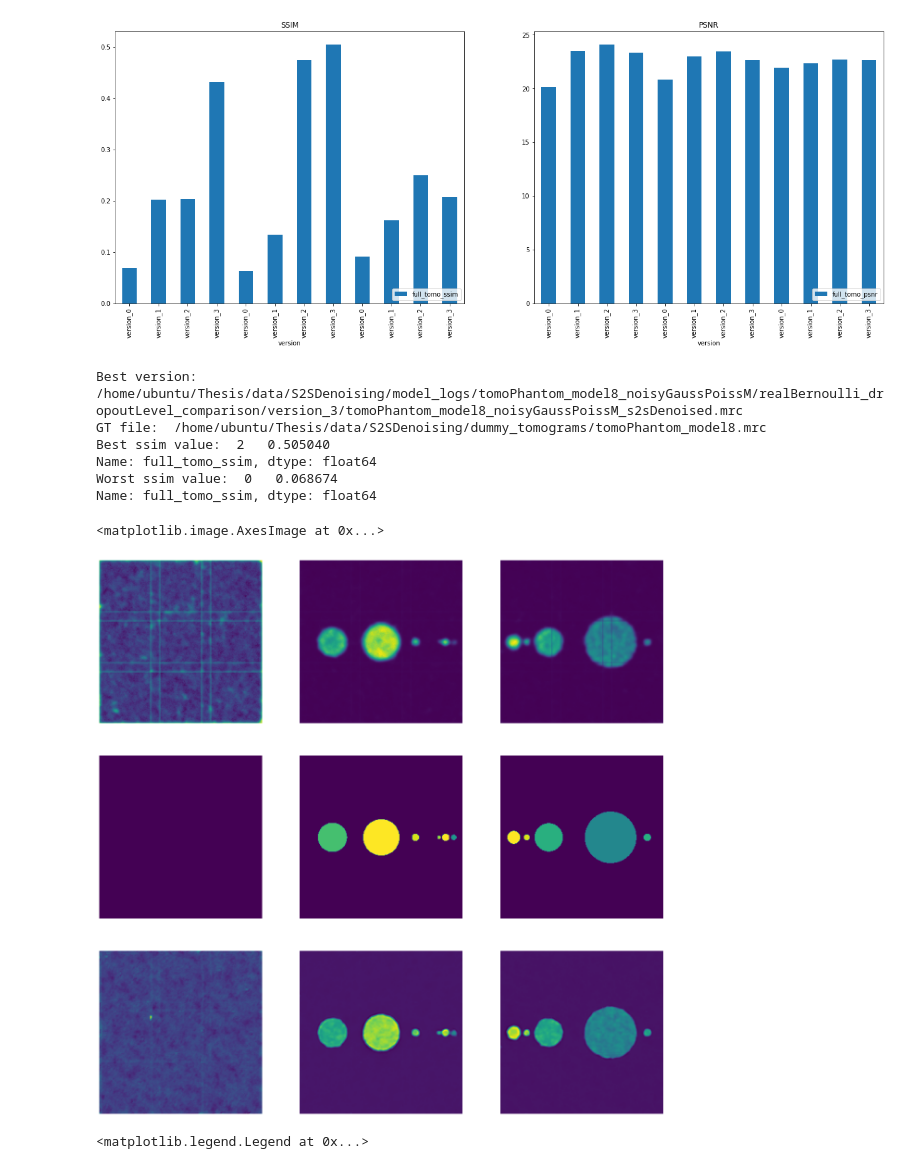
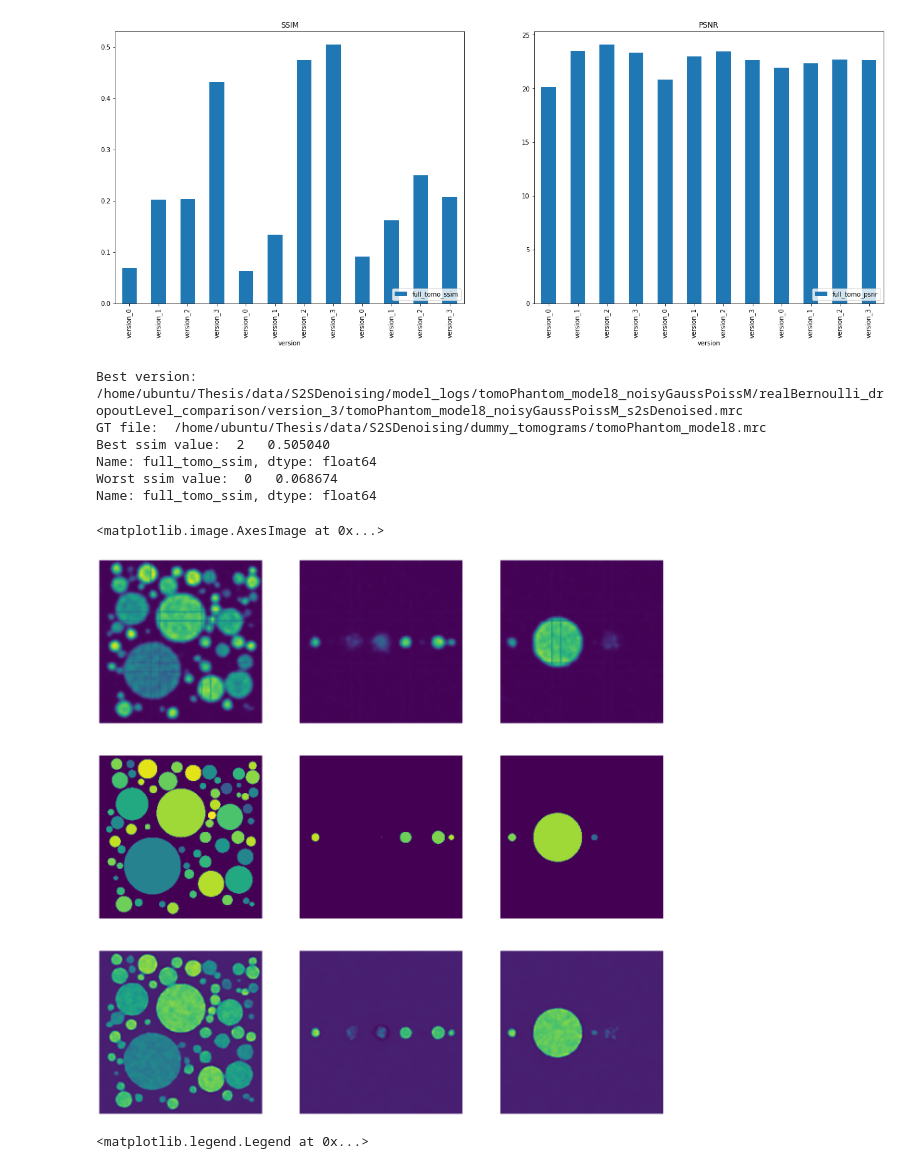
Before and after one commit to Fickincool/master-thesis, a Jupyter notebook: Notebooks/6.00_self2selfDenoising/6.15_tomoPhantom_experiments.ipynb, the cells around one changed output. Cells and saved outputs as stored; diff of their text form; code cells hidden in the pictures.

```diff
--- a/Notebooks/6.00_self2selfDenoising/6.15_tomoPhantom_experiments.ipynb
+++ b/Notebooks/6.00_self2selfDenoising/6.15_tomoPhantom_experiments.ipynb
@@ -152,11 +152,11 @@ def logdir_to_dataframe(logdir, clip_values, ignore_deconv=True):
 
 def get_best_version(data_log, metric):
     if metric=='psnr':
-        _best = data_log[data_log.psnr_vs_baseline==data_log.psnr_vs_baseline.max()]
-        _worst = data_log[data_log.psnr_vs_baseline==data_log.psnr_vs_baseline.min()]
+        _best = data_log[data_log.full_tomo_psnr==data_log.full_tomo_psnr.max()]
+        _worst = data_log[data_log.full_tomo_psnr==data_log.full_tomo_psnr.min()]
     if metric=='ssim':
-        _best = data_log[data_log.ssim_vs_baseline==data_log.ssim_vs_baseline.max()]
-        _worst = data_log[data_log.ssim_vs_baseline==data_log.ssim_vs_baseline.min()]
+        _best = data_log[data_log.full_tomo_ssim==data_log.full_tomo_ssim.max()]
+        _worst = data_log[data_log.full_tomo_ssim==data_log.full_tomo_ssim.min()]
 
     best_version = _best.version.values[0]
     tomo_name = _best.tomo_path.values[0].replace('.mrc', '')
@@ -240,30 +252,30 @@ ax1.legend(loc='lower right')
 # %%
 best, gt, worst = get_best_version(data_log, 'ssim')
 best, gt, worst = scale(best), scale(gt), scale(worst)
 
 fig, (ax0, ax1, ax2) = plt.subplots(3, 3, figsize=(22, 22))
 list(map(lambda axi: axi.set_axis_off(), np.array([ax0, ax1, ax2]).ravel()))
-# zidx, yidx, xidx = np.array(best.shape)//2
-zidx, yidx, xidx = np.array(best.shape)//4
+zidx, yidx, xidx = np.array(best.shape)//2
+# zidx, yidx, xidx = np.array(best.shape)//4
 
-ax0[0].imshow(best[zidx])
-ax0[1].imshow(best[:, yidx, :])
-ax0[2].imshow(best[:, :, xidx])
-ax1[0].imshow(gt[zidx])
-ax1[1].imshow(gt[:, yidx, :])
-ax1[2].imshow(gt[:, :, xidx])
-ax2[0].imshow(worst[zidx])
-ax2[1].imshow(worst[:, yidx, :])
-ax2[2].imshow(worst[:, :, xidx])
+ax0[0].imshow(best[zidx], vmin=0, vmax=1)
+ax0[1].imshow(best[:, yidx, :], vmin=0, vmax=1)
+ax0[2].imshow(best[:, :, xidx], vmin=0, vmax=1)
+ax1[0].imshow(gt[zidx], vmin=0, vmax=1)
+ax1[1].imshow(gt[:, yidx, :], vmin=0, vmax=1)
+ax1[2].imshow(gt[:, :, xidx], vmin=0, vmax=1)
+ax2[0].imshow(worst[zidx], vmin=0, vmax=1)
+ax2[1].imshow(worst[:, yidx, :], vmin=0, vmax=1)
+ax2[2].imshow(worst[:, :, xidx], vmin=0, vmax=1)
 # %% [output]
 Best version:  /home/ubuntu/Thesis/data/S2SDenoising/model_logs/tomoPhantom_model8_noisyGaussPoissM/realBernoulli_dropoutLevel_comparison/version_3/tomoPhantom_model8_noisyGaussPoissM_s2sDenoised.mrc
 GT file:  /home/ubuntu/Thesis/data/S2SDenoising/dummy_tomograms/tomoPhantom_model8.mrc
 Best ssim value:  2   0.505040
 Name: full_tomo_ssim, dtype: float64
 Worst ssim value:  0   0.068674
 Name: full_tomo_ssim, dtype: float64
 <matplotlib.image.AxesImage at 0x...>
-[figure, old version]
+[figure, new version]
 # %%
 plt.figure(figsize=(12, 8))
 plt.hist(best.flatten(),alpha=0.5, label="Best", bins=50)
```
Also changed, not shown: parts of 18 cells of this notebook, 2 other files.
